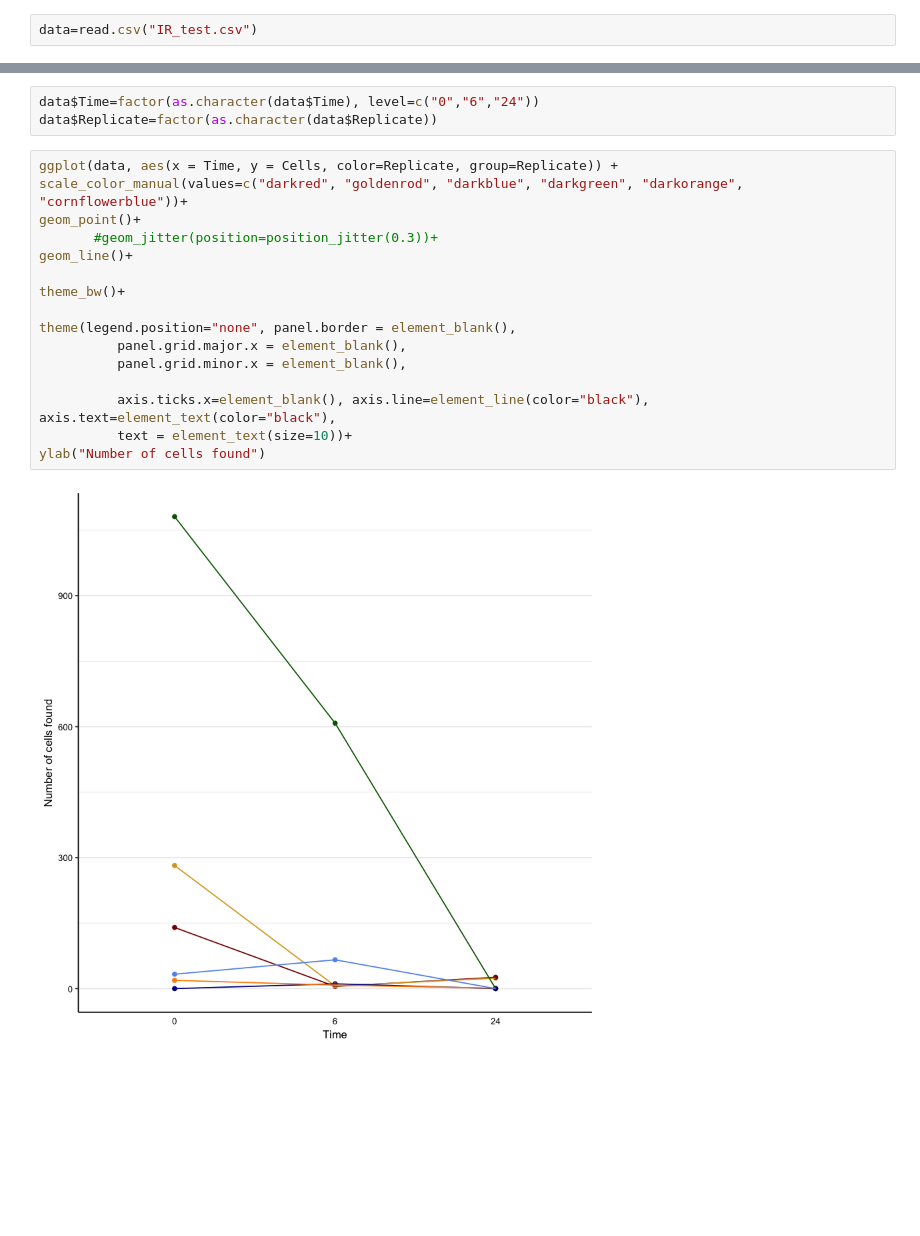
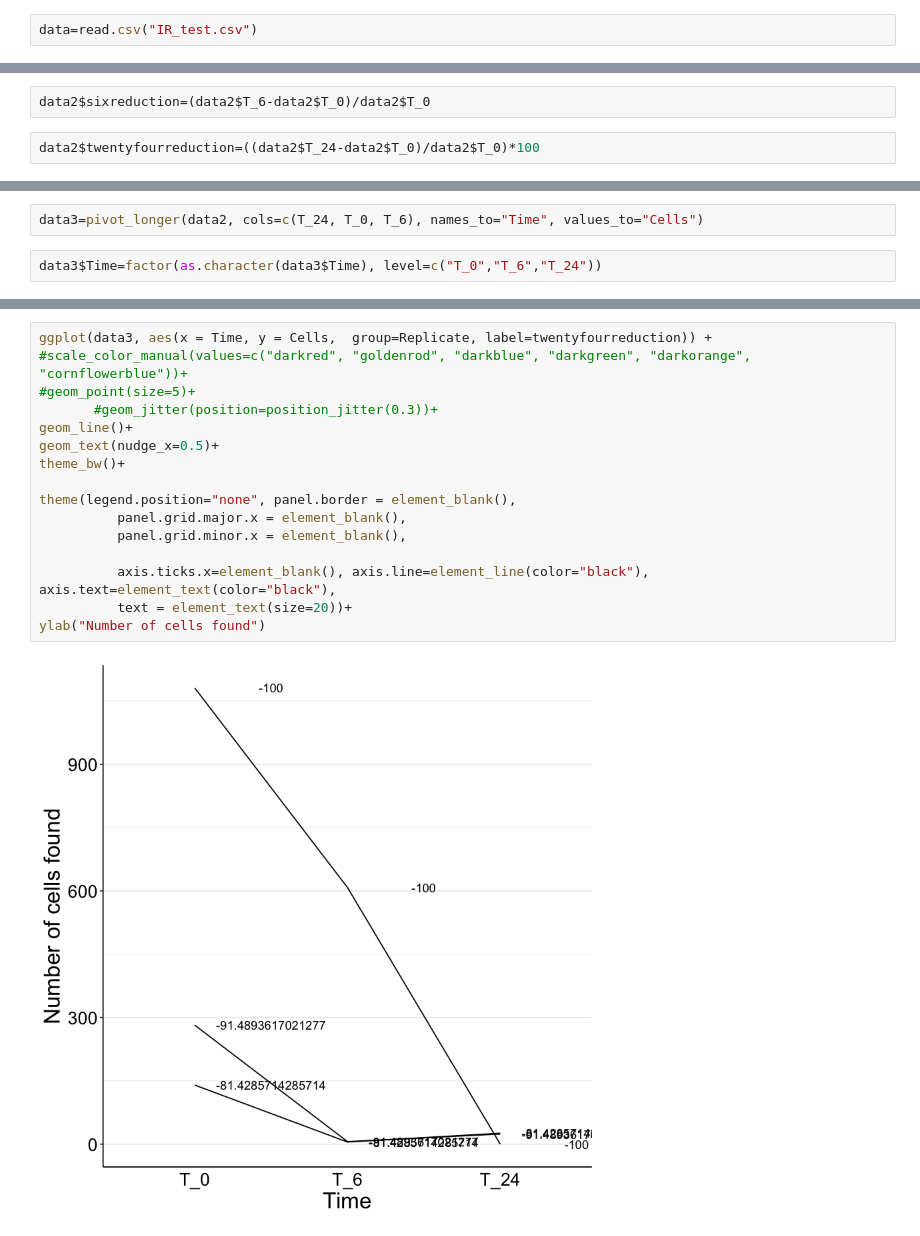
Before and after one commit to sagw/DE2019, a Jupyter notebook: IR_test.ipynb, the cells around one changed output, grey strips where cells are left out. Drawn from its saved outputs; the diff is of its cells as text; blank space fills up the shorter version.

```diff
--- a/IR_test.ipynb
+++ b/IR_test.ipynb
@@ -18,0 +30,4 @@ data=read.csv("IR_test.csv")
+# %%
+data2$sixreduction=(data2$T_6-data2$T_0)/data2$T_0
+# %%
+data2$twentyfourreduction=((data2$T_24-data2$T_0)/data2$T_0)*100
@@ -19 +52,5 @@ data=read.csv("IR_test.csv")
+# %%
+data3=pivot_longer(data2, cols=c(T_24, T_0, T_6), names_to="Time", values_to="Cells")
+# %%
+data3$Time=factor(as.character(data3$Time), level=c("T_0","T_6","T_24"))
 # %%
@@ -29,21 +66,18 @@ head(data)
-# %%
-data$Time=factor(as.character(data$Time), level=c("0","6","24"))
-data$Replicate=factor(as.character(data$Replicate))
 # %%
-ggplot(data, aes(x = Time, y = Cells, color=Replicate, group=Replicate)) +
-scale_color_manual(values=c("darkred", "goldenrod", "darkblue", "darkgreen", "darkorange", "cornflowerblue"))+
-geom_point()+
+ggplot(data3, aes(x = Time, y = Cells,  group=Replicate, label=twentyfourreduction)) +
+#scale_color_manual(values=c("darkred", "goldenrod", "darkblue", "darkgreen", "darkorange", "cornflowerblue"))+
+#geom_point(size=5)+
        #geom_jitter(position=position_jitter(0.3))+
 geom_line()+
-
+geom_text(nudge_x=0.5)+
 theme_bw()+
 
 theme(legend.position="none", panel.border = element_blank(),
           panel.grid.major.x = element_blank(),
           panel.grid.minor.x = element_blank(),
 
           axis.ticks.x=element_blank(), axis.line=element_line(color="black"), axis.text=element_text(color="black"),
-          text = element_text(size=10))+
+          text = element_text(size=20))+
 ylab("Number of cells found")
 # %% [output]
-[figure, old version]
+[figure, new version]
```
Also changed, not shown: parts of 11 cells of this notebook, 2 other files.
